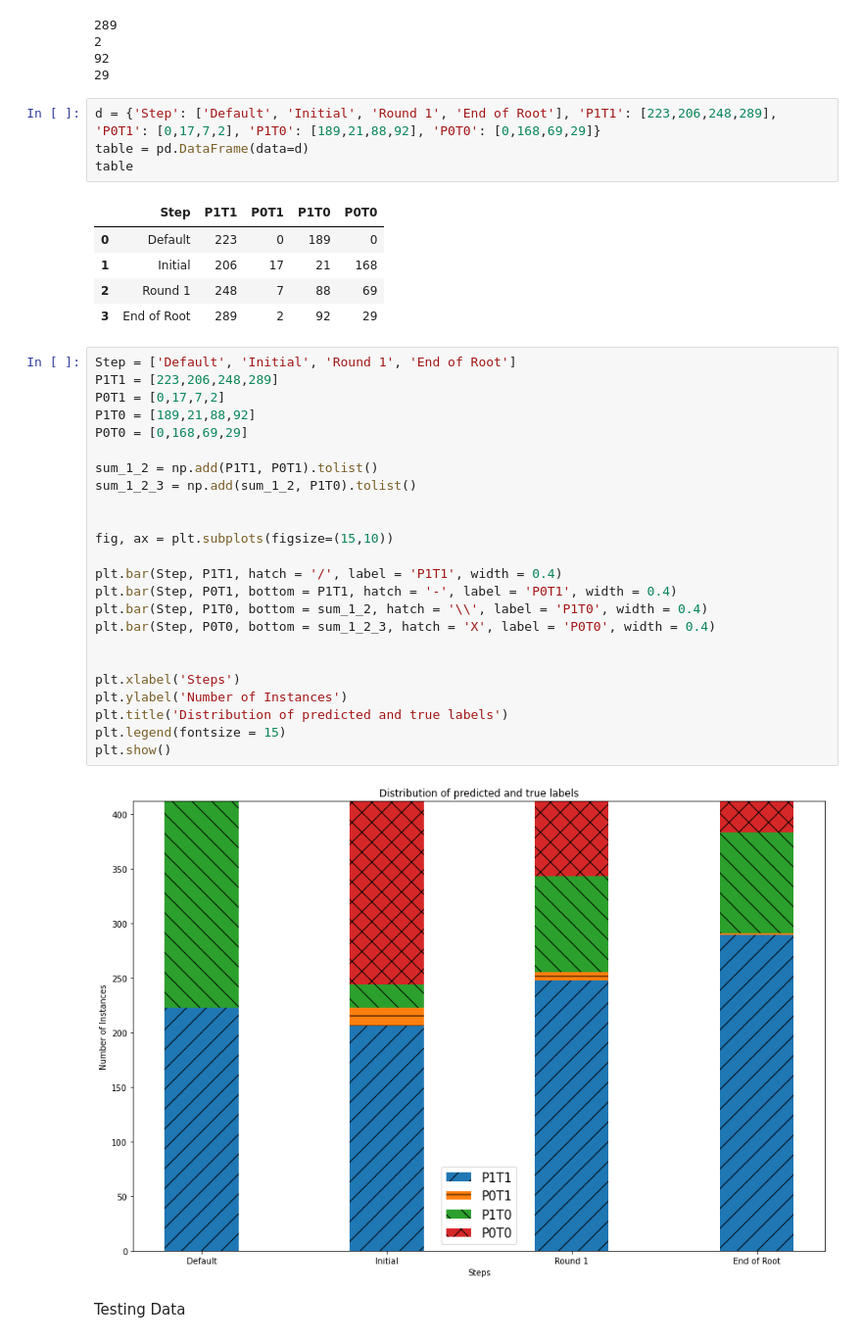
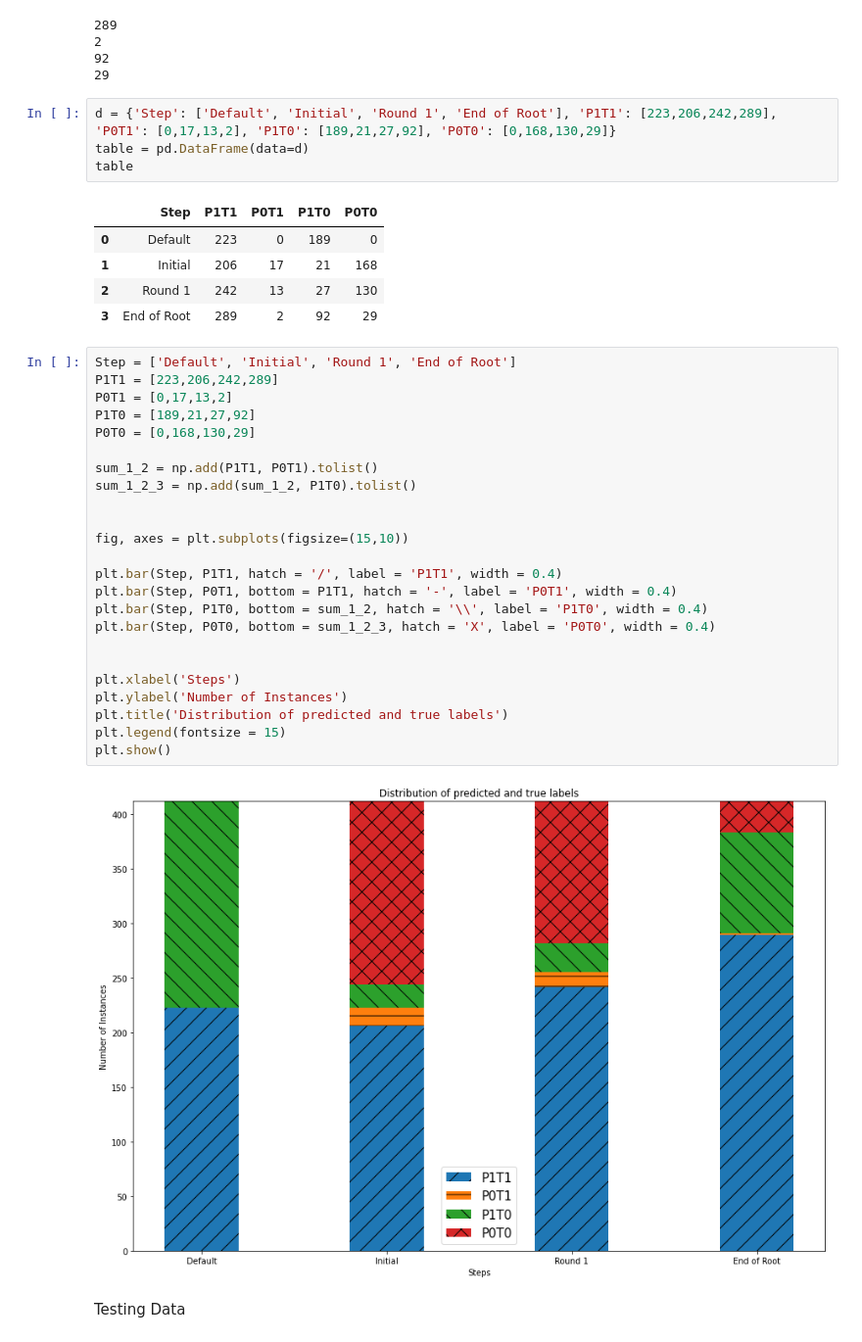
Before and after one commit to ambareeshvaidya/cp_outcome, a Jupyter notebook: new analysis/Misclassified visualization.ipynb, the cells around one changed output. Shown at 98% size. Drawn from its saved outputs; the diff is of its cells as text.

```diff
--- a/new analysis/Misclassified visualization.ipynb
+++ b/new analysis/Misclassified visualization.ipynb
@@ -237,41 +239,41 @@ print(len(df[(df['Time 3']==0) & (df['PLabel 3']==0)]))
 92
 29
 # %%
-d = {'Step': ['Default', 'Initial', 'Round 1', 'End of Root'], 'P1T1': [223,206,248,289], 'P0T1': [0,17,7,2], 'P1T0': [189,21,88,92], 'P0T0': [0,168,69,29]}
+d = {'Step': ['Default', 'Initial', 'Round 1', 'End of Root'], 'P1T1': [223,206,242,289], 'P0T1': [0,17,13,2], 'P1T0': [189,21,27,92], 'P0T0': [0,168,130,29]}
 table = pd.DataFrame(data=d)
 table
 # %% [output]
 |  | Step | P1T1 | P0T1 | P1T0 | P0T0 |
 | 0 | Default | 223 | 0 | 189 | 0 |
 | 1 | Initial | 206 | 17 | 21 | 168 |
-| 2 | Round 1 | 248 | 7 | 88 | 69 |
+| 2 | Round 1 | 242 | 13 | 27 | 130 |
 | 3 | End of Root | 289 | 2 | 92 | 29 |
 # %%
 Step = ['Default', 'Initial', 'Round 1', 'End of Root']
-P1T1 = [223,206,248,289]
-P0T1 = [0,17,7,2]
-P1T0 = [189,21,88,92]
-P0T0 = [0,168,69,29]
+P1T1 = [223,206,242,289]
+P0T1 = [0,17,13,2]
+P1T0 = [189,21,27,92]
+P0T0 = [0,168,130,29]
 
 sum_1_2 = np.add(P1T1, P0T1).tolist()
 sum_1_2_3 = np.add(sum_1_2, P1T0).tolist()
 
 
-fig, ax = plt.subplots(figsize=(15,10))
+fig, axes = plt.subplots(figsize=(15,10))
 
 plt.bar(Step, P1T1, hatch = '/', label = 'P1T1', width = 0.4)
 plt.bar(Step, P0T1, bottom = P1T1, hatch = '-', label = 'P0T1', width = 0.4)
 plt.bar(Step, P1T0, bottom = sum_1_2, hatch = '\\', label = 'P1T0', width = 0.4)
 plt.bar(Step, P0T0, bottom = sum_1_2_3, hatch = 'X', label = 'P0T0', width = 0.4)
 
 
 plt.xlabel('Steps')
 plt.ylabel('Number of Instances')
 plt.title('Distribution of predicted and true labels')
 plt.legend(fontsize = 15)
 plt.show()
 # %% [output]
-[figure, old version]
+[figure, new version]
 # %% [markdown]
 Testing Data
 # %%
```
Also changed, not shown: parts of 10 cells of this notebook, 22 other files.
